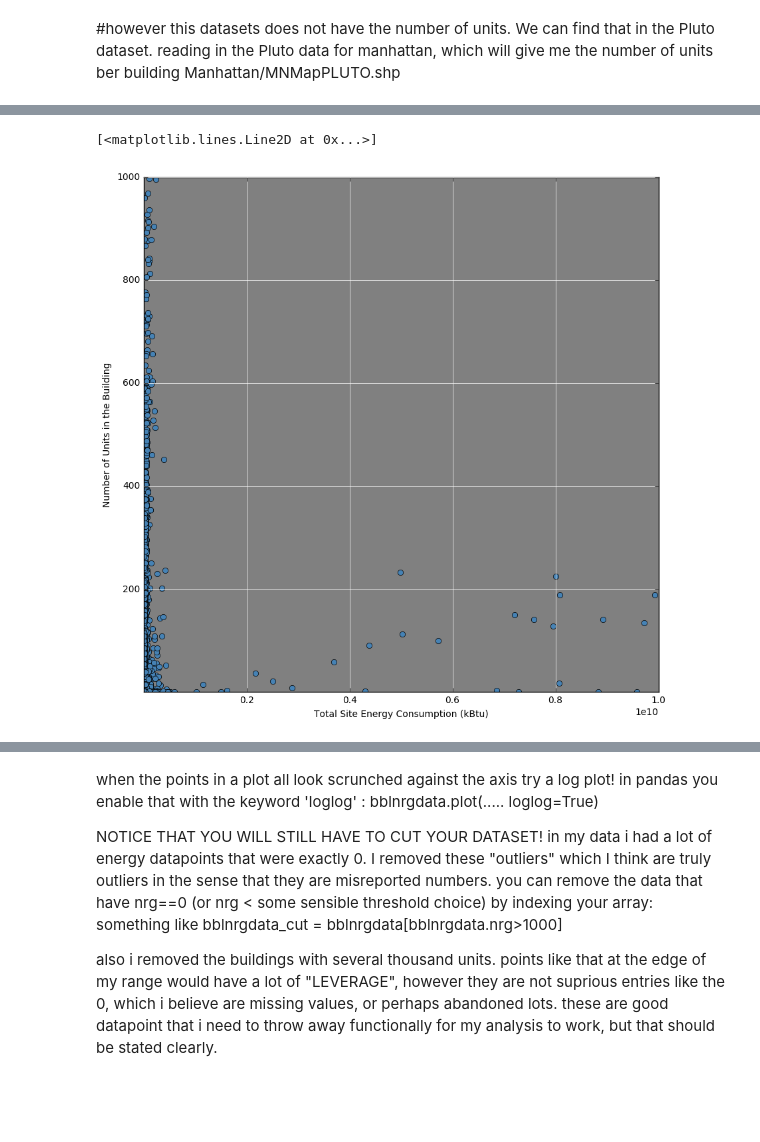
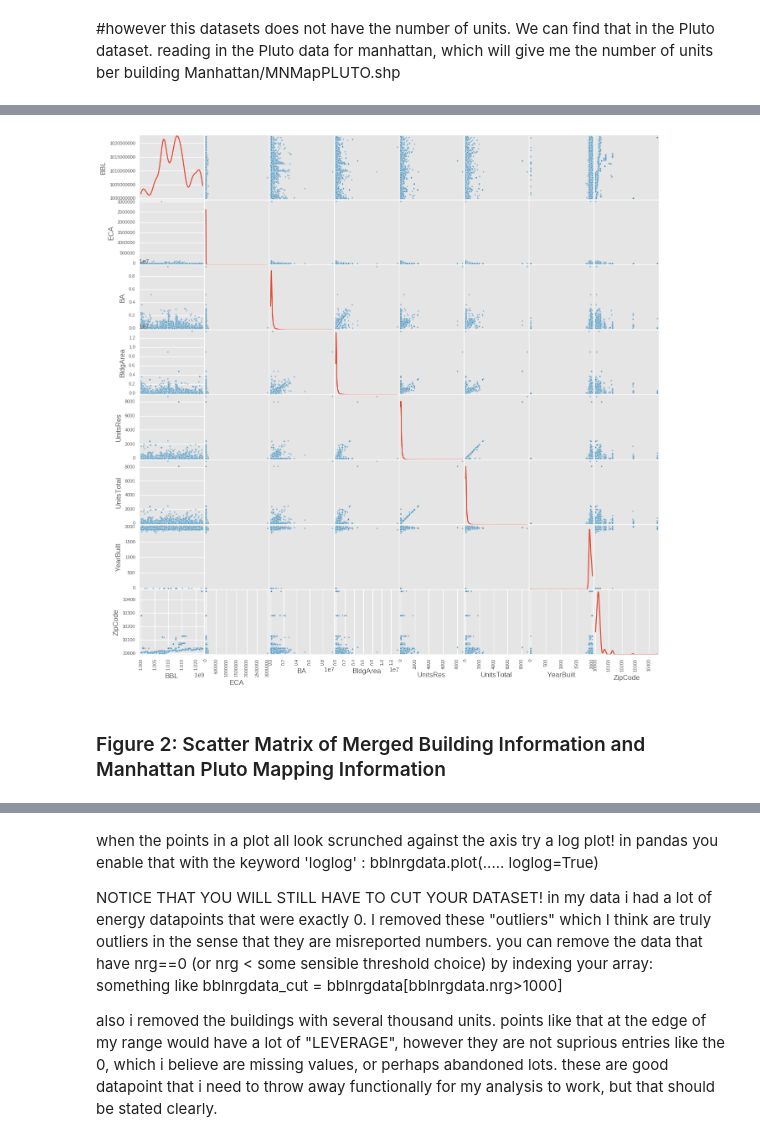
Before and after one commit to jz2575/PUI2016_jz2575, a Jupyter notebook: HW6_jz2575/HW6_jz2575.ipynb, the cells around one changed output, grey strips where cells are left out. Saved outputs shown, nothing was run; the diff lists cells and outputs as text; code cells hidden in the pictures; blank space fills up the shorter version.

```diff
--- a/HW6_jz2575/HW6_jz2575.ipynb
+++ b/HW6_jz2575/HW6_jz2575.ipynb
@@ -387,22 +225,7 @@ where most points are by cutting your x and y axis plotted: e,g, use xlim=(1000,
-# %%
-y = bblnrgdata['UnitsTotal']
-x = bblnrgdata['nrg']
-
-fig = pl.figure(7,figsize=(10,10))
-#fig.patch.set_facecolor('black')
-
-ax = fig.add_subplot(111, axisbg='gray')
-#ax.tick_params(color='gray', labelcolor='gray')
-#for spine in ax.spines.values():
-#        spine.set_edgecolor('gray')
-ax.xaxis.grid(True, which="major", linestyle='-', color='white')
-ax.yaxis.grid(True, which="major", linestyle='-', color='white')
-plt.axis([1000, 1e10, 1, 1000])
-
-ax.set_ylabel("Number of Units in the Building", fontsize=10)
-ax.set_xlabel("Total Site Energy Consumption (kBtu)", fontsize=10)
-
-ax.plot(x, y, 'o', color='SteelBlue') #log plot , loglog=True
-# %% [output]
-[<matplotlib.lines.Line2D at 0x...>]
-[figure, removed]
+# %%
+scatter_matrix(bblnrgdata, s = 30, figsize = (16,16), diagonal='kde')
+pl.show()
+# %% [output]
+[figure, added]
+# %% [markdown]
+### Figure 2: Scatter Matrix of Merged Building Information and Manhattan Pluto Mapping Information
```
Also changed, not shown: parts of 84 cells of this notebook.
